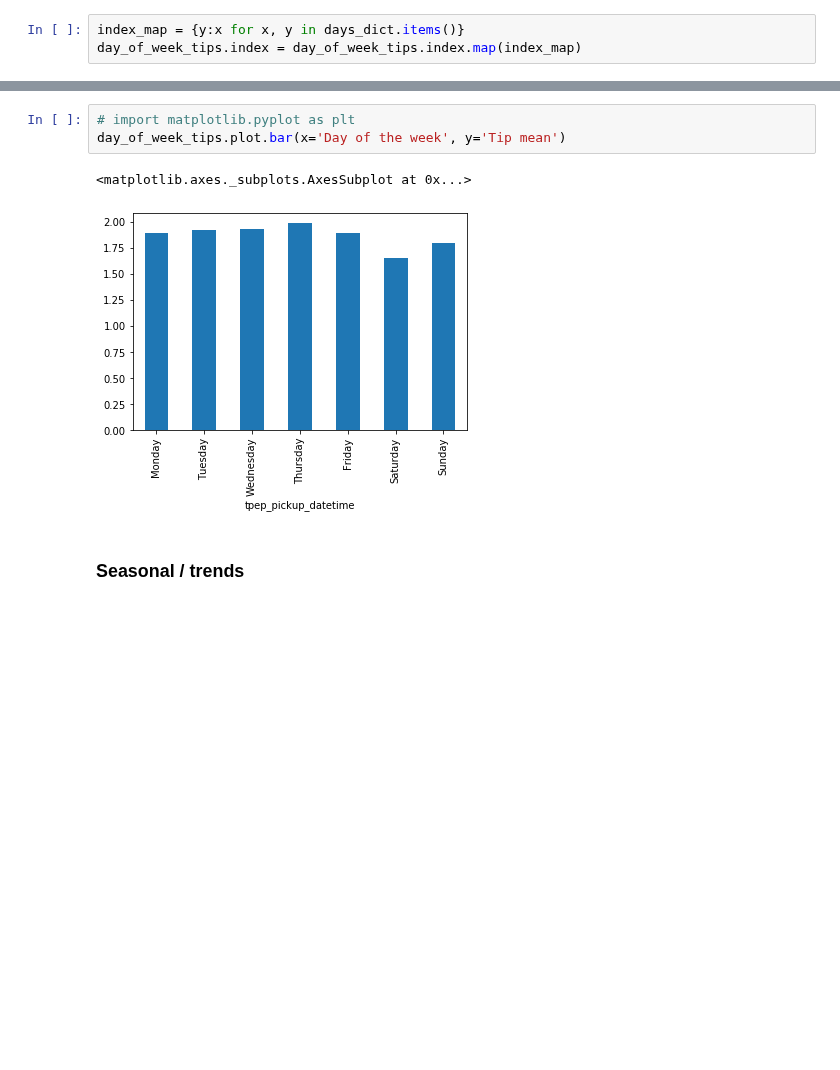
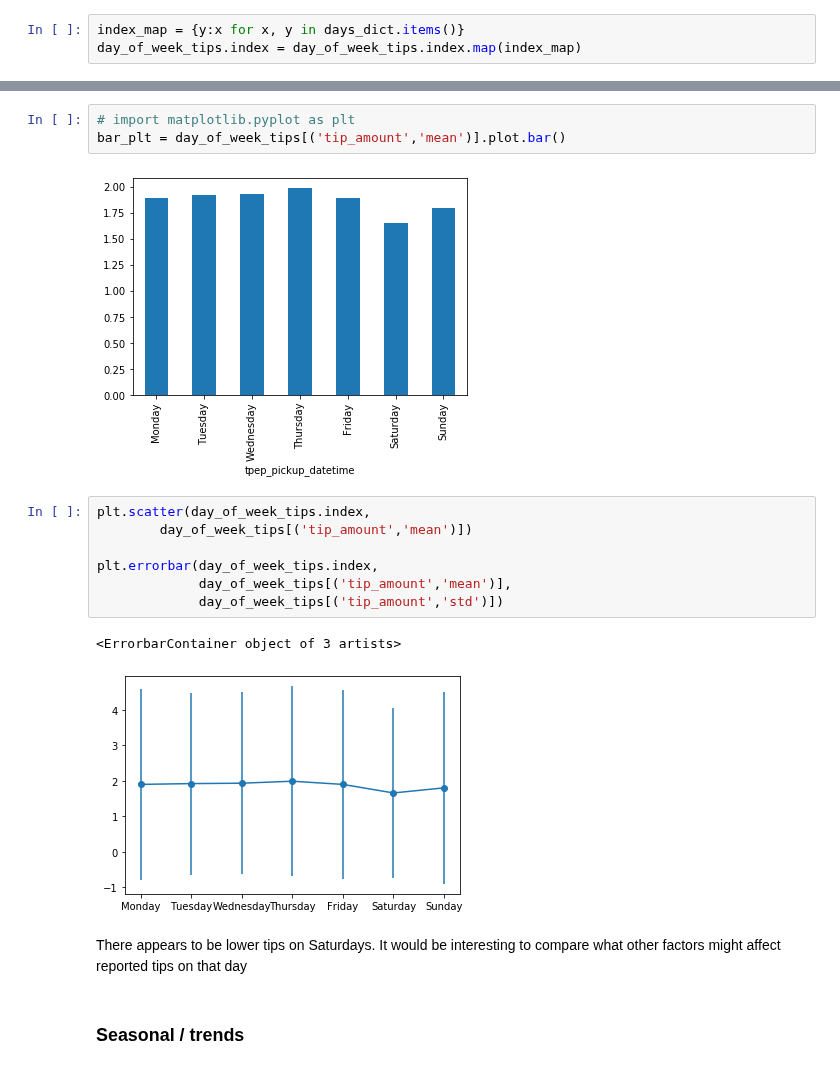
Before and after one commit to justinwhatley/interpretability_experiment, a Jupyter notebook: data_exploration.ipynb, the cells around one changed output, grey strips where cells are left out. Cells and saved outputs as stored; diff of their text form; blank space fills up the shorter version.

```diff
--- a/data_exploration.ipynb
+++ b/data_exploration.ipynb
@@ -126,9 +177,20 @@ day_of_week_tips.index = day_of_week_tips.index.map(index_map)
 # %%
 # import matplotlib.pyplot as plt
-day_of_week_tips.plot.bar(x='Day of the week', y='Tip mean')
+bar_plt = day_of_week_tips[('tip_amount','mean')].plot.bar()
 # %% [output]
-<matplotlib.axes._subplots.AxesSubplot at 0x...>
 [figure]
+# %%
+plt.scatter(day_of_week_tips.index,
+        day_of_week_tips[('tip_amount','mean')])
+
+plt.errorbar(day_of_week_tips.index,
+             day_of_week_tips[('tip_amount','mean')],
+             day_of_week_tips[('tip_amount','std')])
+# %% [output]
+<ErrorbarContainer object of 3 artists>
+[figure, added]
+# %% [markdown]
+There appears to be lower tips on Saturdays. It would be interesting to compare what other factors might affect reported tips on that day
 # %% [markdown]
 ### Seasonal / trends
 # %% [markdown]
```
Also changed, not shown: parts of 13 cells of this notebook.
